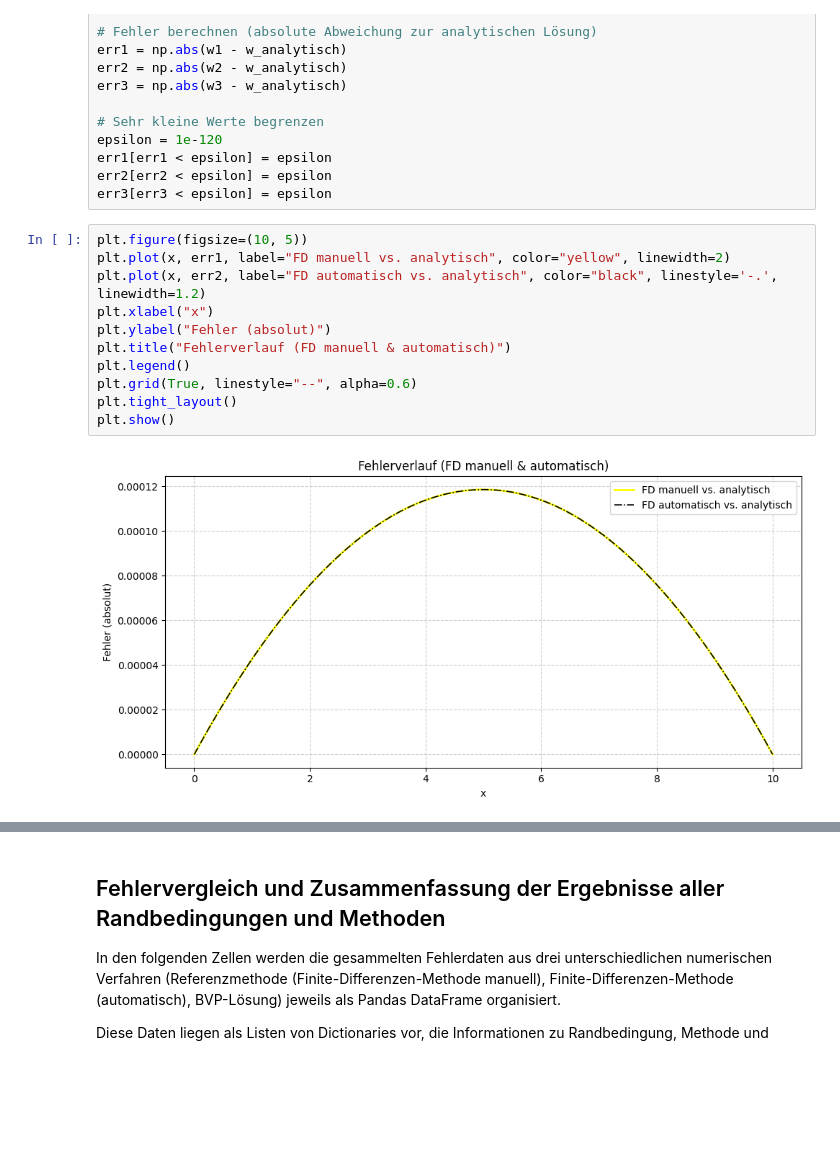
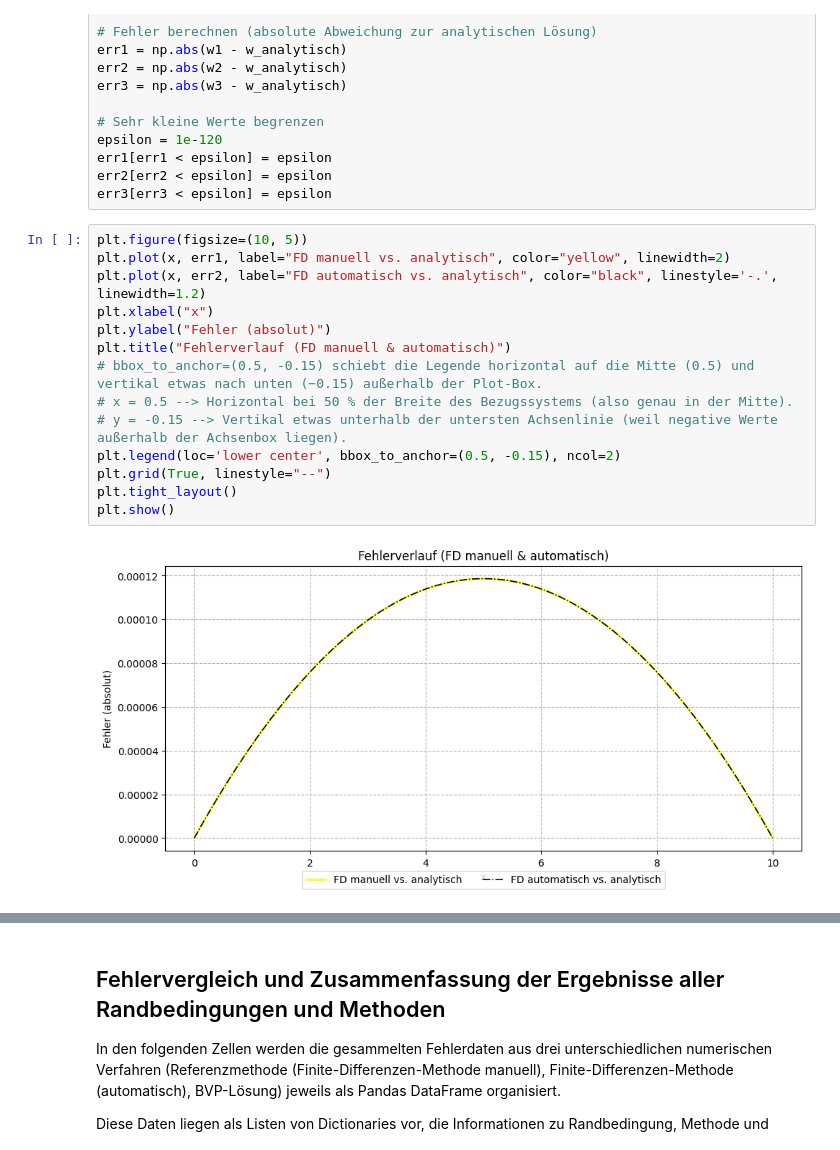
Before and after one commit to AhmedHossamMido/projektarbeit, a Jupyter notebook: projektdatei.ipynb, the cells around one changed output, grey strips where cells are left out. Drawn from its saved outputs; the diff is of its cells as text; blank space fills up the shorter version.

```diff
--- a/projektdatei.ipynb
+++ b/projektdatei.ipynb
@@ -3627,16 +3627,19 @@ err3[err3 < epsilon] = epsilon
 # %%
 plt.figure(figsize=(10, 5))
 plt.plot(x, err1, label="FD manuell vs. analytisch", color="yellow", linewidth=2)
 plt.plot(x, err2, label="FD automatisch vs. analytisch", color="black", linestyle='-.', linewidth=1.2)
 plt.xlabel("x")
 plt.ylabel("Fehler (absolut)")
 plt.title("Fehlerverlauf (FD manuell & automatisch)")
-plt.legend()
-plt.grid(True, linestyle="--", alpha=0.6)
+# bbox_to_anchor=(0.5, -0.15) schiebt die Legende horizontal auf die Mitte (0.5) und vertikal etwas nach unten (−0.15) außerhalb der Plot-Box.
+# x = 0.5 --> Horizontal bei 50 % der Breite des Bezugssystems (also genau in der Mitte).
+# y = -0.15 --> Vertikal etwas unterhalb der untersten Achsenlinie (weil negative Werte außerhalb der Achsenbox liegen).
+plt.legend(loc='lower center', bbox_to_anchor=(0.5, -0.15), ncol=2)
+plt.grid(True, linestyle="--")
 plt.tight_layout()
 plt.show()
 # %% [output]
-[figure, old version]
+[figure, new version]
 # %%
 plt.figure(figsize=(10, 5))
 plt.plot(x, err3, label="BVP vs. analytisch", color="green", linestyle='--', linewidth=2)
```
Also changed, not shown: parts of 5 cells of this notebook.
